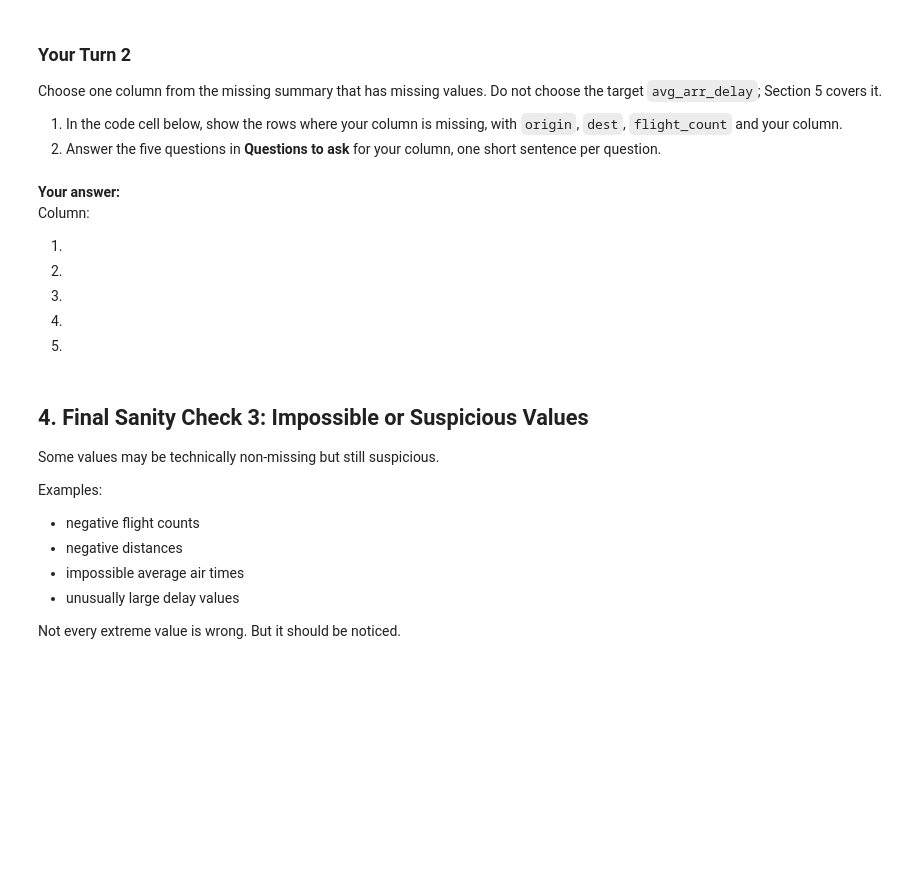
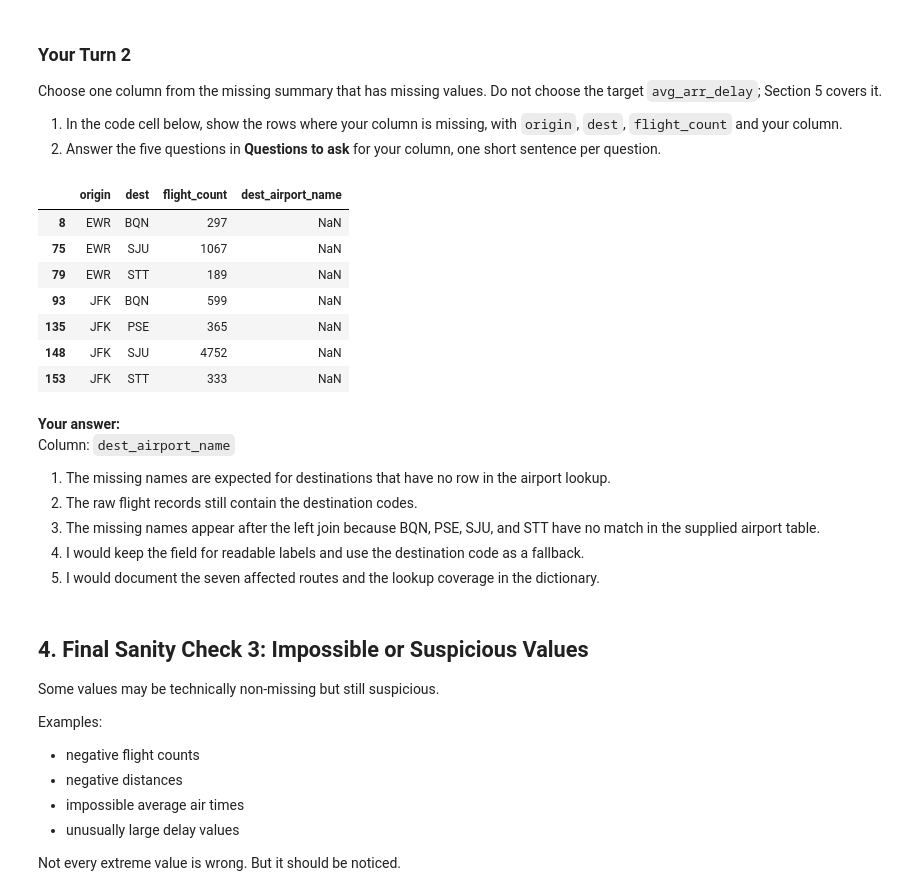
Before and after one commit to DYarritu11/BAN6003-Week11-Daniel-Yarritu, a Jupyter notebook: notebooks/module11_abt_documentation_guided_lab.ipynb, the cells around one changed output. Saved outputs shown, nothing was run; the diff lists cells and outputs as text; code cells hidden in the pictures; blank space fills up the shorter version.

```diff
--- a/notebooks/module11_abt_documentation_guided_lab.ipynb
+++ b/notebooks/module11_abt_documentation_guided_lab.ipynb
@@ -189,18 +233,26 @@ Choose one column from the missing summary that has missing values. Do not choos
 1. In the code cell below, show the rows where your column is missing, with `origin`, `dest`, `flight_count` and your column.
 2. Answer the five questions in **Questions to ask** for your column, one short sentence per question.
 # %%
-# Your Turn 2
-# Replace your_column with the column you chose, then show its missing rows.
-# Hint: route_abt[route_abt["your_column"].isna()][["origin", "dest", "flight_count", "your_column"]]
+missing_airport_names = route_abt["dest_airport_name"].isna()
+route_abt.loc[missing_airport_names, ["origin", "dest", "flight_count", "dest_airport_name"]]
+# %% [output]
+|  | origin | dest | flight_count | dest_airport_name |
+| 8 | EWR | BQN | 297 | NaN |
+| 75 | EWR | SJU | 1067 | NaN |
+| 79 | EWR | STT | 189 | NaN |
+| 93 | JFK | BQN | 599 | NaN |
+| 135 | JFK | PSE | 365 | NaN |
+| 148 | JFK | SJU | 4752 | NaN |
+| 153 | JFK | STT | 333 | NaN |
 # %% [markdown]
 **Your answer:**
-Column:
+Column: `dest_airport_name`
 
-1.
-2.
-3.
-4.
-5.
+1. The missing names are expected for destinations that have no row in the airport lookup.
+2. The raw flight records still contain the destination codes.
+3. The missing names appear after the left join because BQN, PSE, SJU, and STT have no match in the supplied airport table.
+4. I would keep the field for readable labels and use the destination code as a fallback.
+5. I would document the seven affected routes and the lookup coverage in the dictionary.
 # %% [markdown]
 ## 4. Final Sanity Check 3: Impossible or Suspicious Values
 
```
Also changed, not shown: parts of 29 cells of this notebook, 3 other files.
